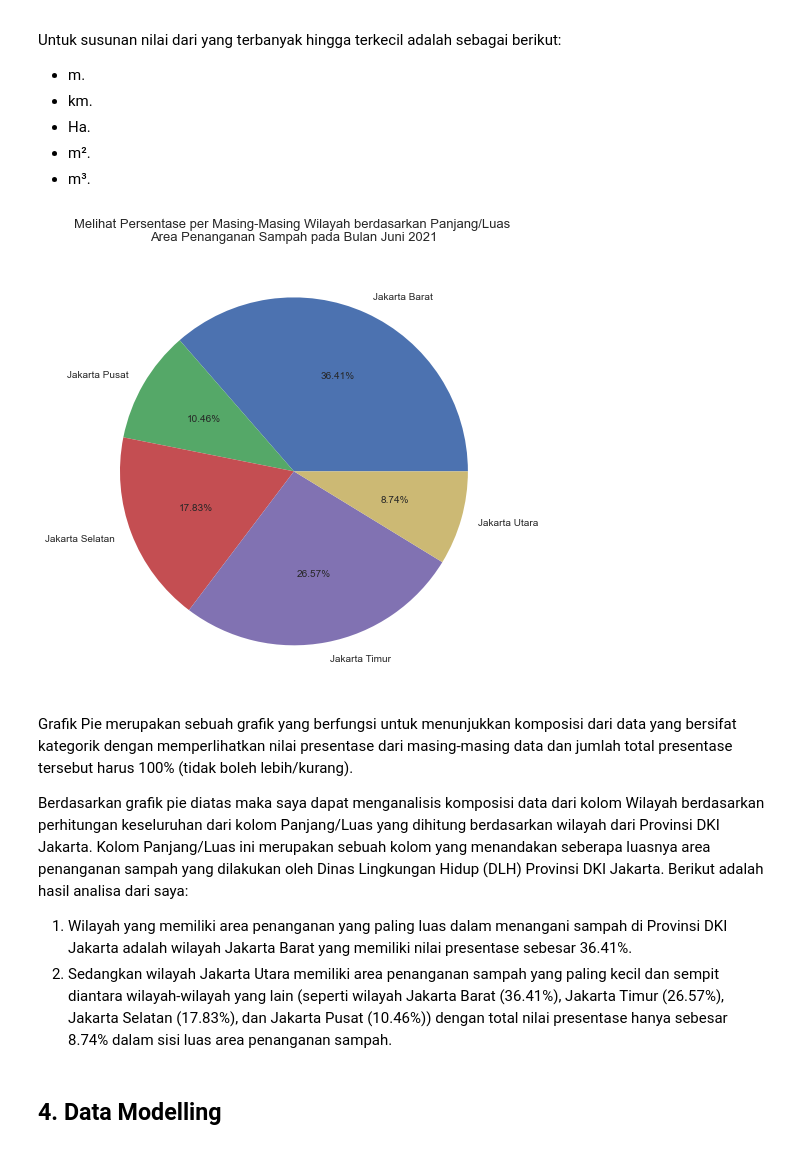
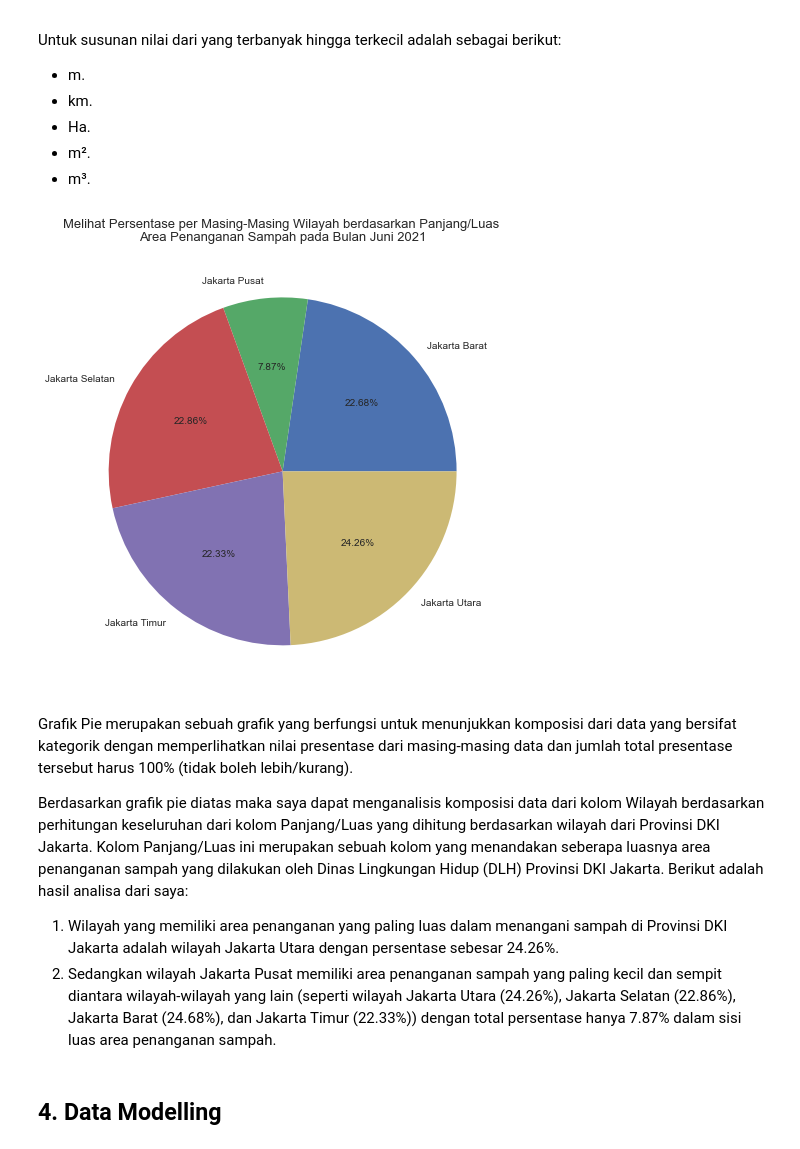
Before and after one commit to pramudianzaheka92/ProjectTugasAkhir, a Jupyter notebook: 6 - 2021/Prediksi Tingkat Pengangkutan Volume Sampah di Bulan Juni 2021 - Dengan Nilai Outliers.ipynb, the cells around one changed output. Saved outputs shown, nothing was run; the diff lists cells and outputs as text; code cells hidden in the pictures.

Commit message:
Update dari Count menjadi Sum pada Grafik Pie Bulan Juni

```diff
--- a/6 - 2021/Prediksi Tingkat Pengangkutan Volume Sampah di Bulan Juni 2021 - Dengan Nilai Outliers.ipynb
+++ b/6 - 2021/Prediksi Tingkat Pengangkutan Volume Sampah di Bulan Juni 2021 - Dengan Nilai Outliers.ipynb
@@ -507,22 +507,22 @@ Untuk susunan nilai dari yang terbanyak hingga terkecil adalah sebagai berikut:
 # %%
 # Melihat komposisi masing-masing wilayah Provinsi DKI Jakarta berdasarkan panjang/luas area penanganan sampah
 plt.figure(figsize=(10, 8))
 
-data_pie_juni = data_juni.groupby("Wilayah")["Panjang/Luas"].count().reset_index()
+data_pie_juni = data_juni.groupby("Wilayah")["Panjang/Luas"].sum().reset_index()
 plt.pie(data_pie_juni["Panjang/Luas"], labels = data_pie_juni["Wilayah"], autopct = "%.2f%%")
 plt.title("Melihat Persentase per Masing-Masing Wilayah berdasarkan Panjang/Luas \n"
           "Area Penanganan Sampah pada Bulan Juni 2021",
           fontsize=13, pad=13)
 plt.show()
 # %% [output]
-[figure, old version]
+[figure, new version]
 # %% [markdown]
 Grafik Pie merupakan sebuah grafik yang berfungsi untuk menunjukkan komposisi dari data yang bersifat kategorik dengan memperlihatkan nilai presentase dari masing-masing data dan jumlah total presentase tersebut harus 100% (tidak boleh lebih/kurang).
 
 Berdasarkan grafik pie diatas maka saya dapat menganalisis komposisi data dari kolom Wilayah berdasarkan perhitungan keseluruhan dari kolom Panjang/Luas yang dihitung berdasarkan wilayah dari Provinsi DKI Jakarta. Kolom Panjang/Luas ini merupakan sebuah kolom yang menandakan seberapa luasnya area penanganan sampah yang dilakukan oleh Dinas Lingkungan Hidup (DLH) Provinsi DKI Jakarta. Berikut adalah hasil analisa dari saya:
 
-1. Wilayah yang memiliki area penanganan yang paling luas dalam menangani sampah di Provinsi DKI Jakarta adalah wilayah Jakarta Barat yang memiliki nilai presentase sebesar 36.41%.
-2. Sedangkan wilayah Jakarta Utara memiliki area penanganan sampah yang paling kecil dan sempit diantara wilayah-wilayah yang lain (seperti wilayah Jakarta Barat (36.41%), Jakarta Timur (26.57%), Jakarta Selatan (17.83%), dan Jakarta Pusat (10.46%)) dengan total nilai presentase hanya sebesar 8.74% dalam sisi luas area penanganan sampah.
+1. Wilayah yang memiliki area penanganan yang paling luas dalam menangani sampah di Provinsi DKI Jakarta adalah wilayah Jakarta Utara dengan persentase sebesar 24.26%.
+2. Sedangkan wilayah Jakarta Pusat memiliki area penanganan sampah yang paling kecil dan sempit diantara wilayah-wilayah yang lain (seperti wilayah Jakarta Utara (24.26%), Jakarta Selatan (22.86%), Jakarta Barat (24.68%), dan Jakarta Timur (22.33%)) dengan total persentase hanya 7.87% dalam sisi luas area penanganan sampah.
 # %% [markdown]
 ## 4. Data Modelling
 # %% [markdown]
```
Also changed, not shown: parts of 12 cells of this notebook, 1 other file.
